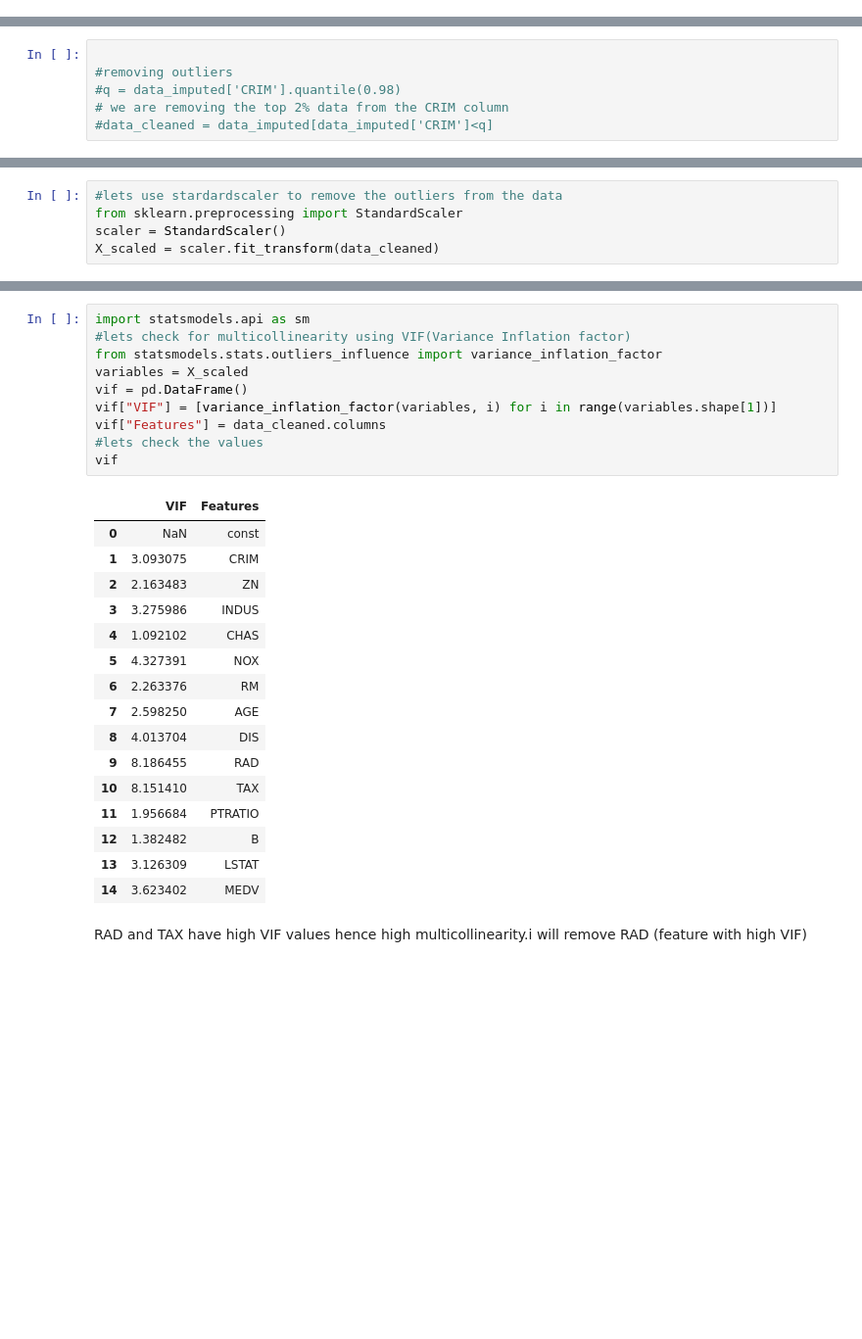
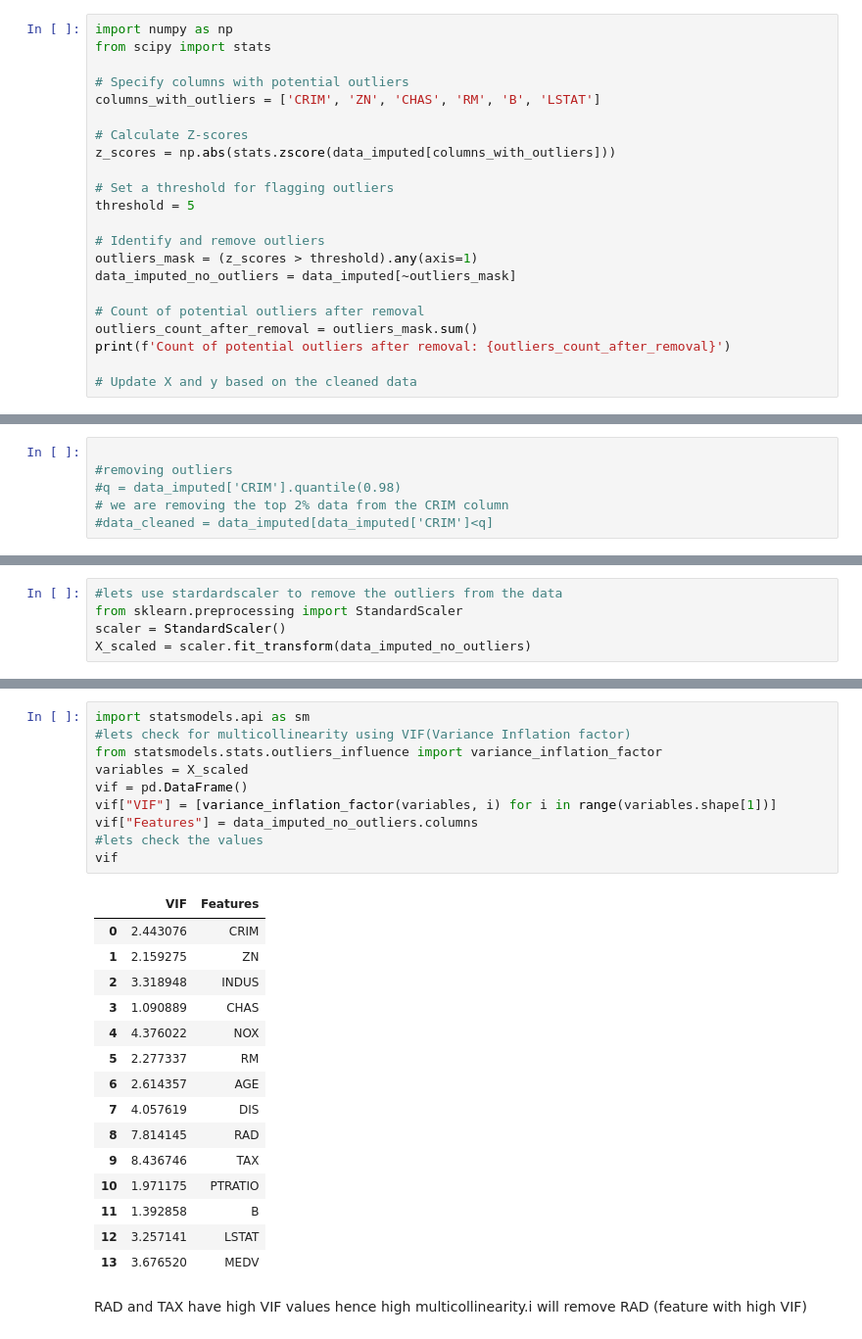
Before and after one commit to zinduaschool/0205-boston-housing-project---regression-marshmoses, a Jupyter notebook: main.ipynb, the cells around one changed output, grey strips where cells are left out. Shown at 98% size. Cells and saved outputs as stored; diff of their text form; blank space fills up the shorter version.

```diff
--- a/main.ipynb
+++ b/main.ipynb
@@ -213,0 +244,22 @@ there is presence of outliers
+# %%
+import numpy as np
+from scipy import stats
+
+# Specify columns with potential outliers
+columns_with_outliers = ['CRIM', 'ZN', 'CHAS', 'RM', 'B', 'LSTAT']
+
+# Calculate Z-scores
+z_scores = np.abs(stats.zscore(data_imputed[columns_with_outliers]))
+
+# Set a threshold for flagging outliers
+threshold = 5
+
+# Identify and remove outliers
+outliers_mask = (z_scores > threshold).any(axis=1)
+data_imputed_no_outliers = data_imputed[~outliers_mask]
+
+# Count of potential outliers after removal
+outliers_count_after_removal = outliers_mask.sum()
+print(f'Count of potential outliers after removal: {outliers_count_after_removal}')
+
+# Update X and y based on the cleaned data
@@ -225,7 +297,7 @@ y = data_cleaned['MEDV']
 #lets use stardardscaler to remove the outliers from the data
 from sklearn.preprocessing import StandardScaler
 scaler = StandardScaler()
-X_scaled = scaler.fit_transform(data_cleaned)
+X_scaled = scaler.fit_transform(data_imputed_no_outliers)
 # %%
 X_scaled
 # %% [output]
@@ -247,30 +333,29 @@ array([[ 0.        , -0.53166853,  0.30137799, ...,  0.42916   ,
 # %%
 import statsmodels.api as sm
 #lets check for multicollinearity using VIF(Variance Inflation factor)
 from statsmodels.stats.outliers_influence import variance_inflation_factor
 variables = X_scaled
 vif = pd.DataFrame()
 vif["VIF"] = [variance_inflation_factor(variables, i) for i in range(variables.shape[1])]
-vif["Features"] = data_cleaned.columns
+vif["Features"] = data_imputed_no_outliers.columns
 #lets check the values
 vif
 # %% [output]
 |  | VIF | Features |
-| 0 | NaN | const |
-| 1 | 3.093075 | CRIM |
-| 2 | 2.163483 | ZN |
-| 3 | 3.275986 | INDUS |
-| 4 | 1.092102 | CHAS |
-| 5 | 4.327391 | NOX |
-| 6 | 2.263376 | RM |
-| 7 | 2.598250 | AGE |
-| 8 | 4.013704 | DIS |
-| 9 | 8.186455 | RAD |
-| 10 | 8.151410 | TAX |
-| 11 | 1.956684 | PTRATIO |
-| 12 | 1.382482 | B |
-| 13 | 3.126309 | LSTAT |
-| 14 | 3.623402 | MEDV |
+| 0 | 2.443076 | CRIM |
+| 1 | 2.159275 | ZN |
+| 2 | 3.318948 | INDUS |
+| 3 | 1.090889 | CHAS |
+| 4 | 4.376022 | NOX |
+| 5 | 2.277337 | RM |
+| 6 | 2.614357 | AGE |
+| 7 | 4.057619 | DIS |
+| 8 | 7.814145 | RAD |
+| 9 | 8.436746 | TAX |
+| 10 | 1.971175 | PTRATIO |
+| 11 | 1.392858 | B |
+| 12 | 3.257141 | LSTAT |
+| 13 | 3.676520 | MEDV |
 # %% [markdown]
 RAD and TAX have high VIF values hence high multicollinearity.i will remove RAD (feature with high VIF)
 # %%
```
Also changed, not shown: parts of 37 cells of this notebook.
